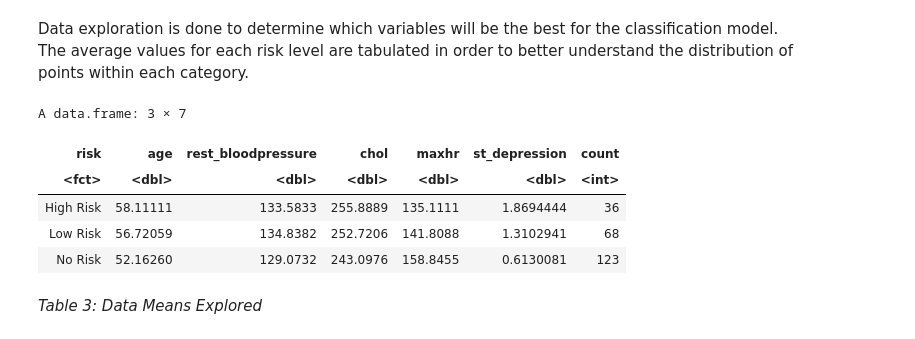
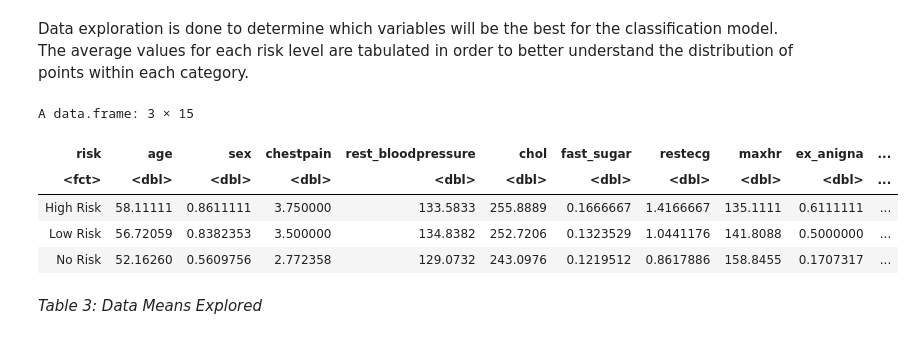
Before and after one commit to khyeo1011/dsci100_26, a Jupyter notebook: Project Report.ipynb, the cells around one changed output. Saved outputs shown, nothing was run; the diff lists cells and outputs as text; code cells hidden in the pictures.

```diff
--- a/Project Report.ipynb
+++ b/Project Report.ipynb
@@ -59,8 +77,8 @@ _Table 1: Processed Data_
  Since K-nn classification does not work with categorical attributes, the values including sex, cp, restecg, fbs, slope, exang and thal are omitted. The quantitative variables are selected. The original data assigned risk levels from 0-4 based on risk level, with 0 being no indication of heart disease, and 4 being high risk. The risk categories of the dataset were mutated into three categories: no risk (0), low risk (1-2) and high risk (3-4). This was done to reduce the amount of risk categories (5 being too many) and to make these numbered risk levels easier to understand. The risk level was also mutated to be a factor and is displayed in the table below.
 # %%
 hd_selected <- processed_cleveland_hd |>
-    mutate(risk = ifelse(num==0,"No Risk", ifelse(num>=3, "High Risk", "Low Risk"))) |>
-    select(age, rest_bloodpressure, chol, maxhr, st_depression, risk) |>
-    mutate(risk = as_factor(risk))
+    mutate(risk = ifelse(num == 0, "No Risk", ifelse(num >= 3, "High Risk", "Low Risk"))) |>
+    select(-num) |>
+    mutate(risk = as_factor(risk), num_vessels = as.double(num_vessels), thal = as.double(thal))
 head(hd_selected)
 # %% [output]
@@ -88,25 +113,24 @@ hd_test <- testing(hd_split)
 Data exploration is done to determine which variables will be the best for the classification model. The average values for each risk level are tabulated in order to better understand the distribution of points within each category.
 # %%
 hd_predictors_train <- hd_train |>
-    select(age, rest_bloodpressure, chol, maxhr, st_depression,risk) |>
     group_by(risk) |>
-    summarize(across(age:st_depression, mean))|>
+    summarize(across(age:thal, mean))|>
     arrange(risk)
 
 hd_observations <- hd_train |>
     group_by(risk) |>
     summarise(count = n())
 
 hd <- merge(hd_predictors_train, hd_observations, on = "risk")
 
 distinct(hd)
 # %% [output]
-A data.frame: 3 × 7
+A data.frame: 3 × 15
-| risk | age | rest_bloodpressure | chol | maxhr | st_depression | count |
-| <fct> | <dbl> | <dbl> | <dbl> | <dbl> | <dbl> | <int> |
-| High Risk | 58.11111 | 133.5833 | 255.8889 | 135.1111 | 1.8694444 | 36 |
-| Low Risk | 56.72059 | 134.8382 | 252.7206 | 141.8088 | 1.3102941 | 68 |
-| No Risk | 52.16260 | 129.0732 | 243.0976 | 158.8455 | 0.6130081 | 123 |
+| risk | age | sex | chestpain | rest_bloodpressure | chol | fast_sugar | restecg | maxhr | ex_anigna | ... |
+| <fct> | <dbl> | <dbl> | <dbl> | <dbl> | <dbl> | <dbl> | <dbl> | <dbl> | <dbl> | ... |
+| High Risk | 58.11111 | 0.8611111 | 3.750000 | 133.5833 | 255.8889 | 0.1666667 | 1.4166667 | 135.1111 | 0.6111111 | ... |
+| Low Risk | 56.72059 | 0.8382353 | 3.500000 | 134.8382 | 252.7206 | 0.1323529 | 1.0441176 | 141.8088 | 0.5000000 | ... |
+| No Risk | 52.16260 | 0.5609756 | 2.772358 | 129.0732 | 243.0976 | 0.1219512 | 0.8617886 | 158.8455 | 0.1707317 | ... |
 # %% [markdown]
 _Table 3: Data Means Explored_
 # %% [markdown]
```
Also changed, not shown: parts of 7 cells of this notebook.
